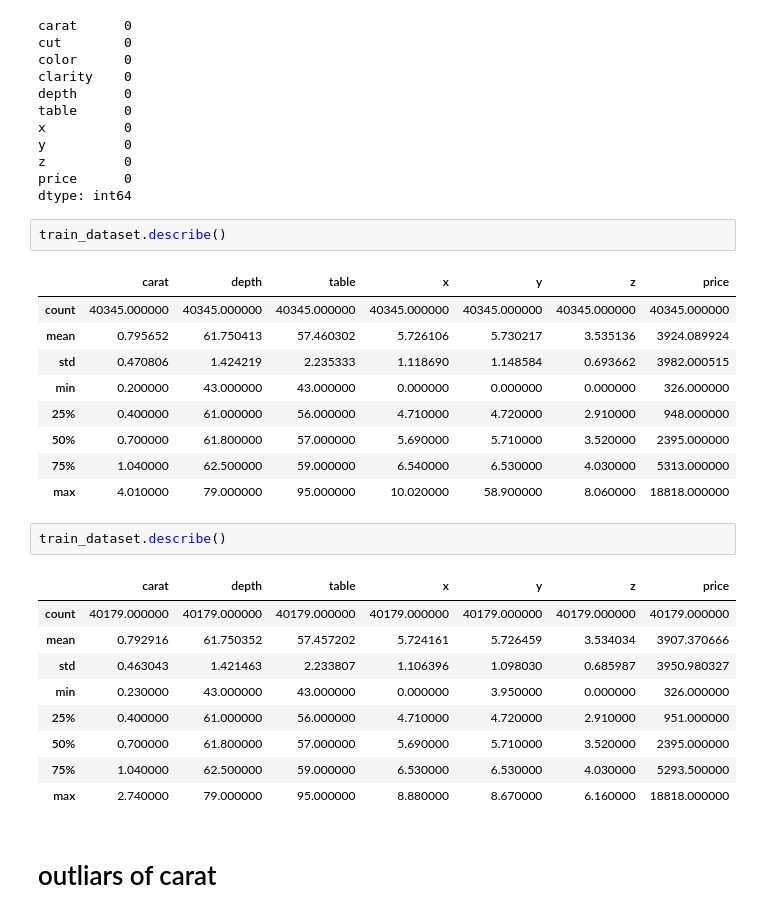
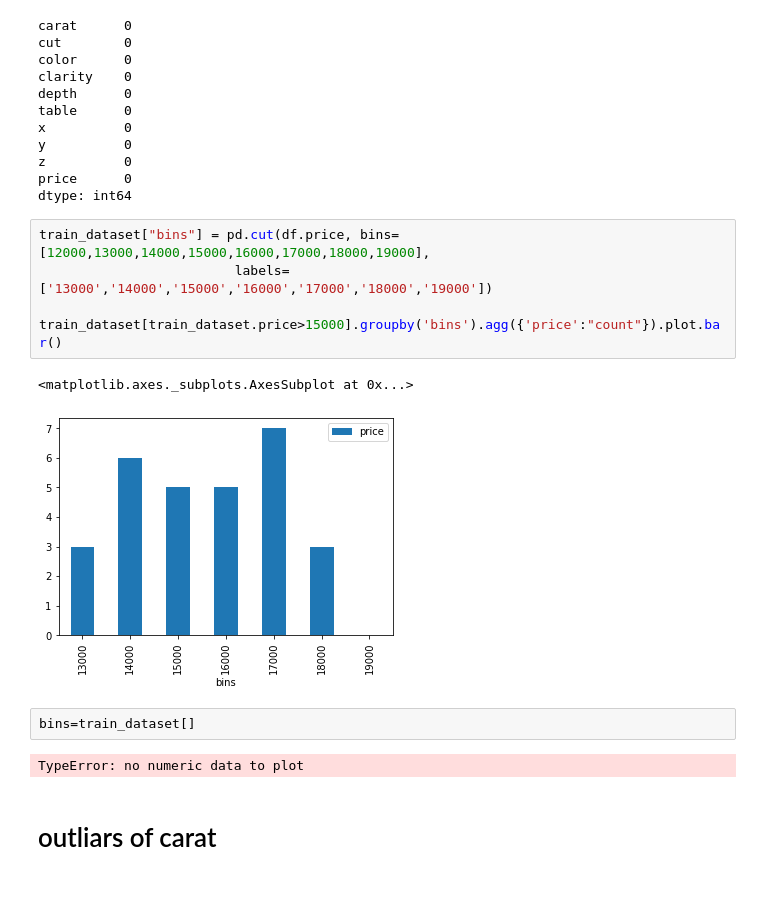
Before and after one commit to silviaserafini/diamond-price-estimator, a Jupyter notebook: SingleModels.ipynb, the cells around one changed output. Saved outputs shown, nothing was run; the diff lists cells and outputs as text; blank space fills up the shorter version.

```diff
--- a/SingleModels.ipynb
+++ b/SingleModels.ipynb
@@ -111,30 +111,18 @@ y          0
 z          0
 price      0
 dtype: int64
-# %%
-train_dataset.describe()
-# %% [output]
-|  | carat | depth | table | x | y | z | price |
-| count | 40345.000000 | 40345.000000 | 40345.000000 | 40345.000000 | 40345.000000 | 40345.000000 | 40345.000000 |
-| mean | 0.795652 | 61.750413 | 57.460302 | 5.726106 | 5.730217 | 3.535136 | 3924.089924 |
-| std | 0.470806 | 1.424219 | 2.235333 | 1.118690 | 1.148584 | 0.693662 | 3982.000515 |
-| min | 0.200000 | 43.000000 | 43.000000 | 0.000000 | 0.000000 | 0.000000 | 326.000000 |
-| 25% | 0.400000 | 61.000000 | 56.000000 | 4.710000 | 4.720000 | 2.910000 | 948.000000 |
-| 50% | 0.700000 | 61.800000 | 57.000000 | 5.690000 | 5.710000 | 3.520000 | 2395.000000 |
-| 75% | 1.040000 | 62.500000 | 59.000000 | 6.540000 | 6.530000 | 4.030000 | 5313.000000 |
-| max | 4.010000 | 79.000000 | 95.000000 | 10.020000 | 58.900000 | 8.060000 | 18818.000000 |
-# %%
-train_dataset.describe()
-# %% [output]
-|  | carat | depth | table | x | y | z | price |
-| count | 40179.000000 | 40179.000000 | 40179.000000 | 40179.000000 | 40179.000000 | 40179.000000 | 40179.000000 |
-| mean | 0.792916 | 61.750352 | 57.457202 | 5.724161 | 5.726459 | 3.534034 | 3907.370666 |
-| std | 0.463043 | 1.421463 | 2.233807 | 1.106396 | 1.098030 | 0.685987 | 3950.980327 |
-| min | 0.230000 | 43.000000 | 43.000000 | 0.000000 | 3.950000 | 0.000000 | 326.000000 |
-| 25% | 0.400000 | 61.000000 | 56.000000 | 4.710000 | 4.720000 | 2.910000 | 951.000000 |
-| 50% | 0.700000 | 61.800000 | 57.000000 | 5.690000 | 5.710000 | 3.520000 | 2395.000000 |
-| 75% | 1.040000 | 62.500000 | 59.000000 | 6.530000 | 6.530000 | 4.030000 | 5293.500000 |
-| max | 2.740000 | 79.000000 | 95.000000 | 8.880000 | 8.670000 | 6.160000 | 18818.000000 |
+# %%
+train_dataset["bins"] = pd.cut(df.price, bins=[12000,13000,14000,15000,16000,17000,18000,19000],
+                         labels=['13000','14000','15000','16000','17000','18000','19000'])
+
+train_dataset[train_dataset.price>15000].groupby('bins').agg({'price':"count"}).plot.bar()
+# %% [output]
+<matplotlib.axes._subplots.AxesSubplot at 0x...>
+[figure, added]
+# %%
+bins=train_dataset[]
+# %% [output]
+TypeError: no numeric data to plot
 # %% [markdown]
 # outliars of carat
 # %%
```
Also changed, not shown: 3 other files.
